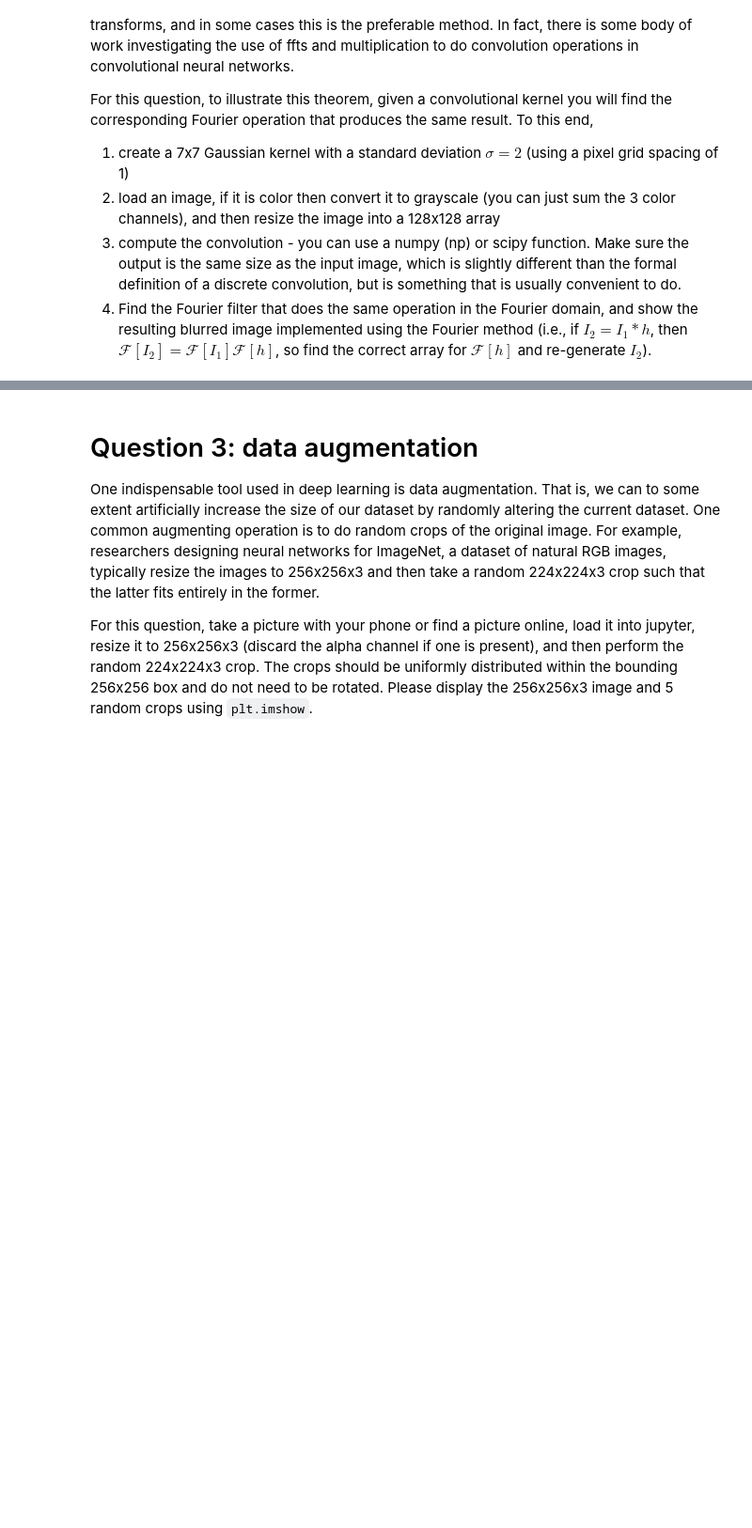
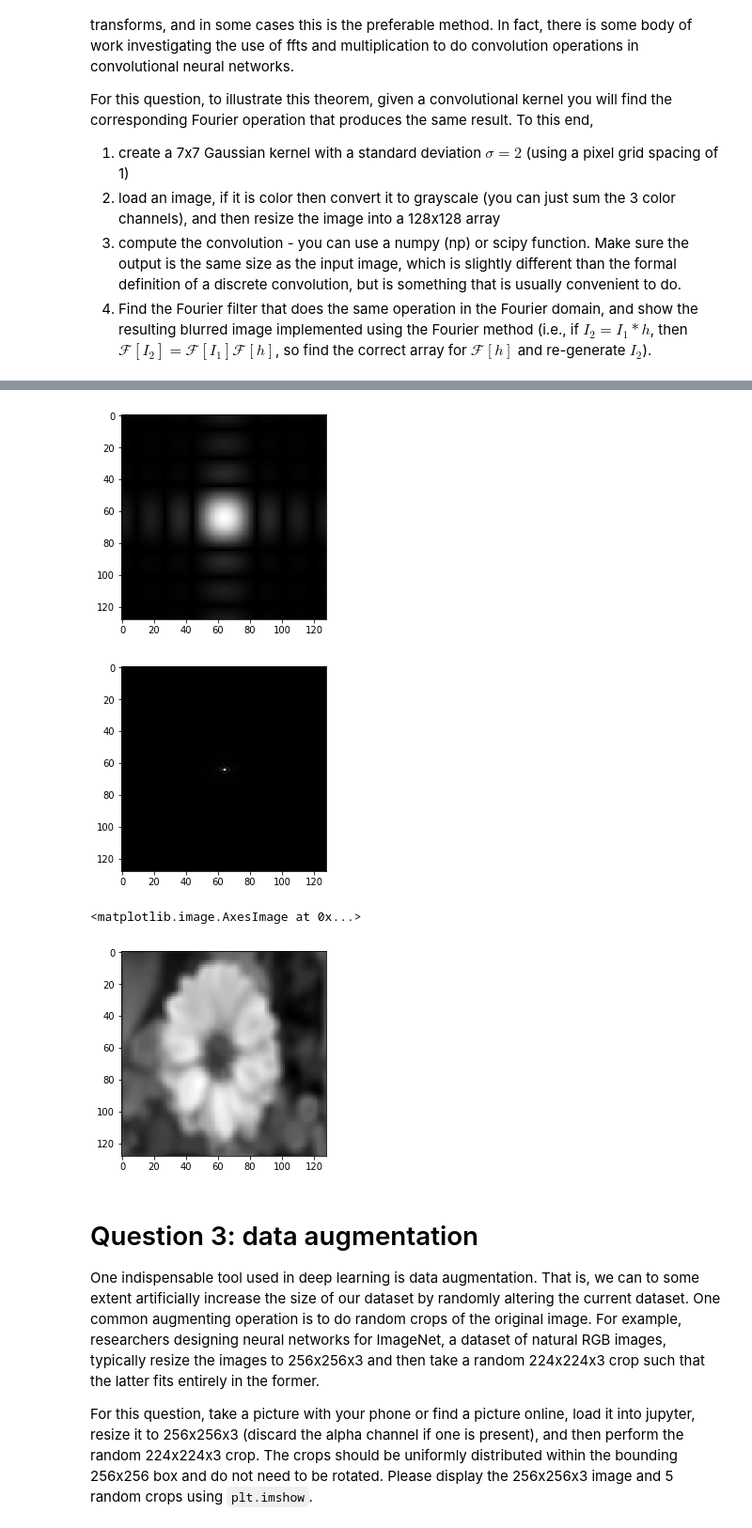
Before and after one commit to cjd67/BME-590-Machine-Learning-in-Imaging, a Jupyter notebook: homework/homework_1/HW1.ipynb, the cells around one changed output, grey strips where cells are left out. Shown at 94% size. Drawn from its saved outputs; the diff is of its cells as text; code cells hidden in the pictures; blank space fills up the shorter version.

```diff
--- a/homework/homework_1/HW1.ipynb
+++ b/homework/homework_1/HW1.ipynb
@@ -71,3 +140,22 @@ For this question, to illustrate this theorem, given a convolutional kernel you
+# %%
+from numpy.fft import fft2, ifft2, fftshift, ifftshift
+h = np.pad(gauss, (60, 61), 'constant', constant_values = 0)
+ft_h = fftshift(fft2(h))
+plt.imshow(abs(ft_h), cmap = 'gray')
+plt.show()
+
+ft_in = fftshift(fft2(img_gray))
+plt.imshow(abs(ft_in), cmap = 'gray')
+plt.show()
+
+ft_out = ft_in*ft_h
+img_out = ifftshift(ifft2(ft_out))
+plt.imshow(abs(img_out), cmap = 'gray')
+# %% [output]
+[figure, added]
+[figure, added]
+<matplotlib.image.AxesImage at 0x...>
+[figure, added]
 # %% [markdown]
 # Question 3: data augmentation
 One indispensable tool used in deep learning is data augmentation. That is, we can to some extent artificially increase the size of our dataset by randomly altering the current dataset. One common augmenting operation is to do random crops of the original image. For example, researchers designing neural networks for ImageNet, a dataset of natural RGB images, typically resize the images to 256x256x3 and then take a random 224x224x3 crop such that the latter fits entirely in the former.
```
Also changed, not shown: parts of 11 cells of this notebook, 2 other files.
